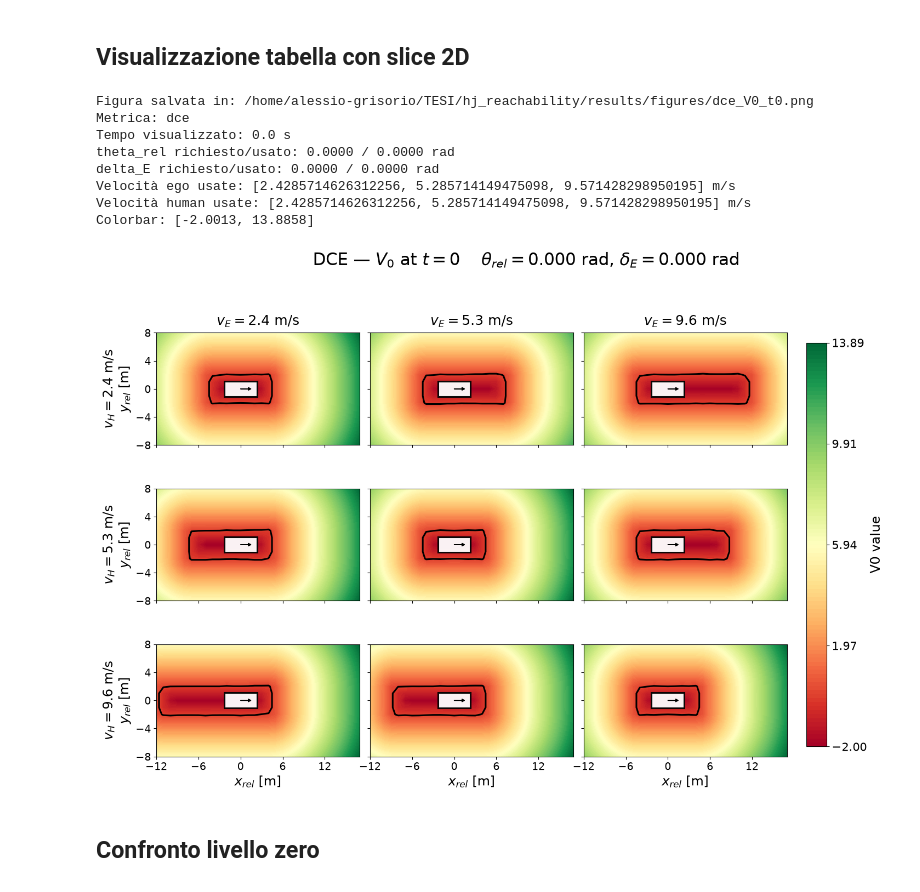
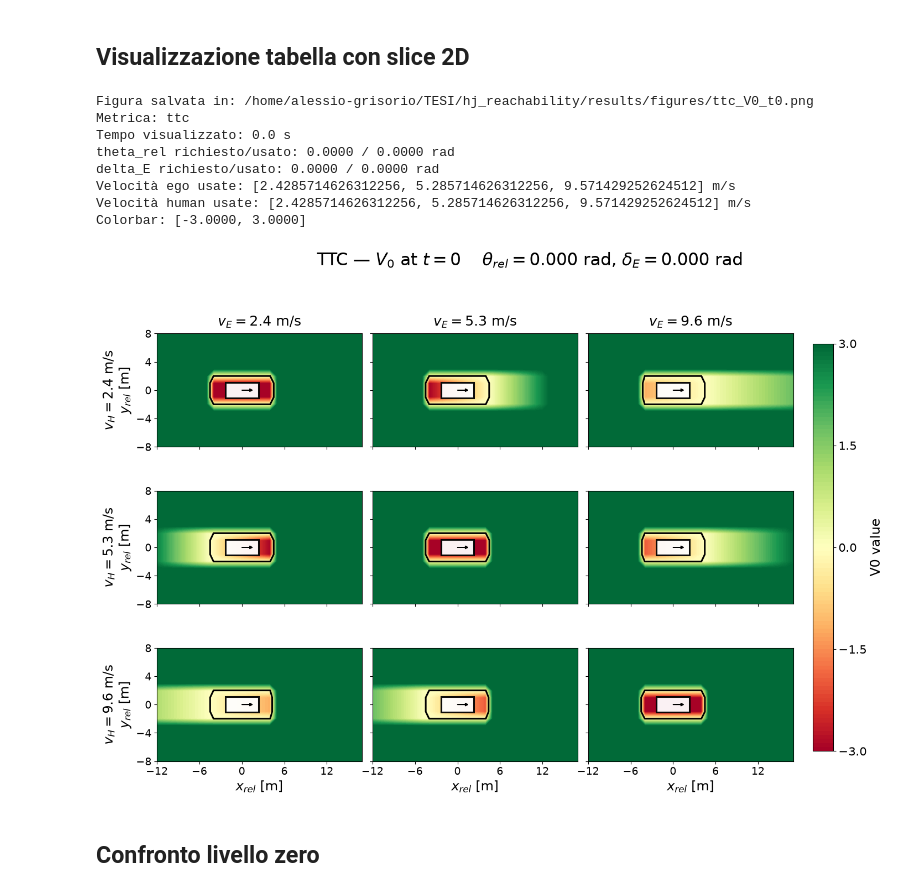
Before and after one commit to alessiogrisorio/hj_reachability, a Jupyter notebook: examples/confronto_grid2.ipynb, the cells around one changed output. Drawn from its saved outputs; the diff is of its cells as text; code cells hidden in the pictures.

```diff
--- a/examples/confronto_grid2.ipynb
+++ b/examples/confronto_grid2.ipynb
@@ -218,7 +279,7 @@ from matplotlib.ticker import MaxNLocator
 # CONFIGURAZIONE MANUALE
 # =====================================================================
 
-METRIC_NAME = "dce"   # "euclidean", "dce" oppure "ttc"
+METRIC_NAME = "ttc"   # "euclidean", "dce" oppure "ttc"
 
 EGO_SPEEDS = [3.0, 6.0, 9.0]       # v_E [m/s] -> colonne
 HUMAN_SPEEDS = [3.0, 6.0, 9.0]     # v_H [m/s] -> righe
@@ -548,39 +609,39 @@ if SAVE_FIGURE:
     output_directory.mkdir(parents=True, exist_ok=True)
 
     time_tag = "t0" if np.isclose(TIME, 0.0) else "t_minus_3"
 
     output_path = (
         output_directory
         / f"{METRIC_NAME}_{field_name}_{time_tag}.{OUTPUT_FORMAT}"
     )
 
     fig.savefig(
         output_path,
         dpi=OUTPUT_DPI,
         bbox_inches="tight",
     )
 
     print(f"Figura salvata in: {output_path.resolve()}")
 
 print(f"Metrica: {METRIC_NAME}")
 print(f"Tempo visualizzato: {TIME:.1f} s")
 print(f"theta_rel richiesto/usato: {THETA_REL:.4f} / {theta_used:.4f} rad")
 print(f"delta_E richiesto/usato: {DELTA_E:.4f} / {delta_used:.4f} rad")
 print(f"Velocità ego usate: {ego_speeds_used} m/s")
 print(f"Velocità human usate: {human_speeds_used} m/s")
 print(f"Colorbar: [{color_min:.4f}, {color_max:.4f}]")
 
 plt.show()
 # %% [output]
-Figura salvata in: /home/alessio-grisorio/TESI/hj_reachability/results/figures/dce_V0_t0.png
-Metrica: dce
+Figura salvata in: /home/alessio-grisorio/TESI/hj_reachability/results/figures/ttc_V0_t0.png
+Metrica: ttc
 Tempo visualizzato: 0.0 s
 theta_rel richiesto/usato: 0.0000 / 0.0000 rad
 delta_E richiesto/usato: 0.0000 / 0.0000 rad
-Velocità ego usate: [2.4285714626312256, 5.285714149475098, 9.571428298950195] m/s
-Velocità human usate: [2.4285714626312256, 5.285714149475098, 9.571428298950195] m/s
-Colorbar: [-2.0013, 13.8858]
+Velocità ego usate: [2.4285714626312256, 5.285714626312256, 9.571429252624512] m/s
+Velocità human usate: [2.4285714626312256, 5.285714626312256, 9.571429252624512] m/s
+Colorbar: [-3.0000, 3.0000]
-[figure, old version]
+[figure, new version]
 # %% [markdown]
 ## Confronto livello zero
 # %%
```
Also changed, not shown: parts of 3 cells of this notebook, 3 other files.
